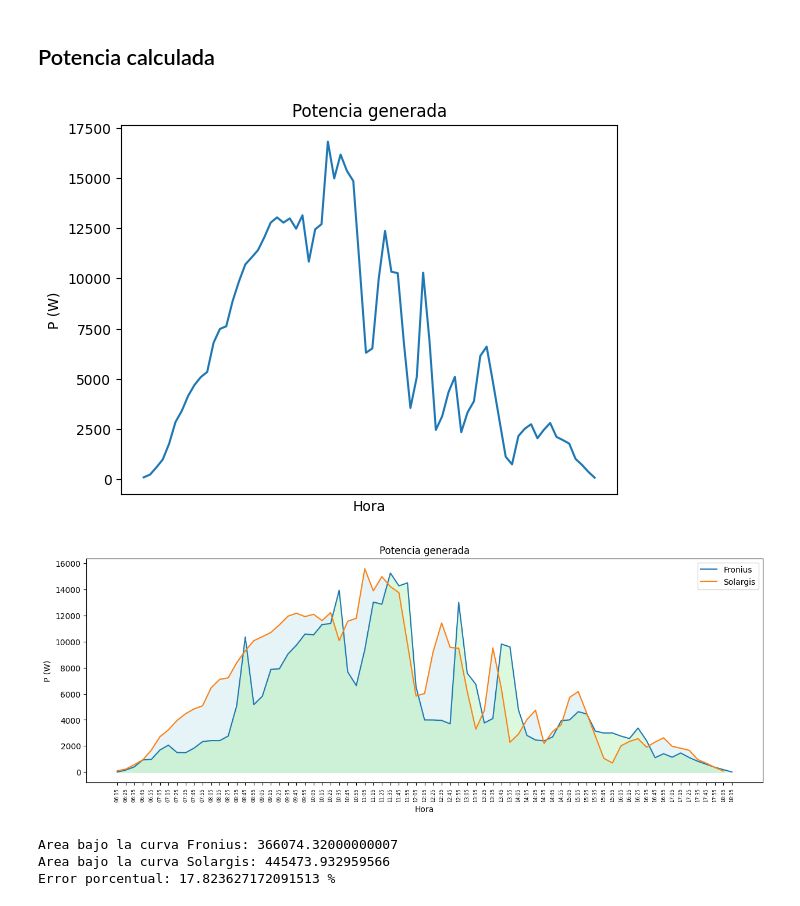
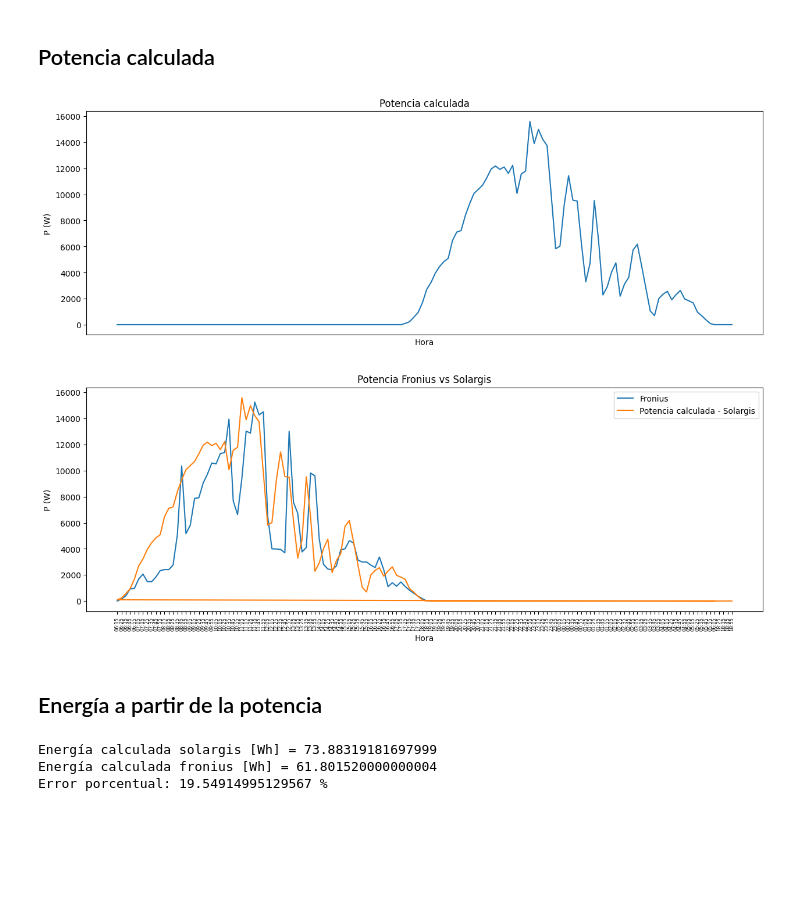
Before and after one commit to GustavoUNAL/Solar-1.233102--77.292833-, a Jupyter notebook: Notebooks/01-2023/modelo_matematico.ipynb, the cells around one changed output. Saved outputs shown, nothing was run; the diff lists cells and outputs as text; code cells hidden in the pictures; blank space fills up the shorter version.

Commit message:
Energía calculada con flagR normalizado

```diff
--- a/Notebooks/01-2023/modelo_matematico.ipynb
+++ b/Notebooks/01-2023/modelo_matematico.ipynb
@@ -211,52 +218,54 @@ Coeficiente beta: 1.1173030320387383
 # %%
 #    $$ P = G \times \eta \times (1 - \alpha \times T - \beta \times N) $$
 # Donde: G es GHI
 #        T es TEMP
 #        N es flagR
 #        $\eta$ es la eficiencia del panel solar
 #        $\alpha$ es alpha
 #        $\beta$ es beta
 #        P es la potencia generada
 
 # Calcular la potencia generada
 # df['P'] = df['GHI'] * efficiency * (1 - alpha * df['TEMP'] - beta * df['flagR'])
 # df['P'] = df['GHI'] * efficiency *  area * catidad_pv * (1 - alpha * df['TEMP'] - beta * df['flagR'])
 df['P'] = df['GHI'] * efficiency *  area * catidad_pv
 
-df['P_'] = df['GHI'] * efficiency *  area * catidad_pv * (1 - alpha * df['TEMP'] - beta * df['flagR'])
-df['P_2'] = df['GHI'] * efficiency *  area * catidad_pv * (1 - alpha * df['TEMP'])
+# df['P_'] = df['GHI'] * efficiency *  area * catidad_pv * (1 - alpha * df['TEMP'] - beta * df['flagR'])
+# df['P_2'] = df['GHI'] * efficiency *  area * catidad_pv * (1 - alpha * df['TEMP'])
 
 # Imprimir la potencia generada
 # print(df['P'])
 
 # Graficar la potencia generada
 # plt.plot(df['Time'], df['P'])
 # plt.plot(df['Time'], df['P_'])
-plt.plot(df['Time'], df['P_2'])
-plt.title('Potencia generada')
+#tamano de la grafica
+plt.figure(figsize=(15, 5))
+plt.plot(df['Time'], df['P'])
+plt.title('Potencia calculada')
 plt.xlabel('Hora')
 plt.ylabel('P (W)')
 # valores en el eje x
 plt.xticks([])
 plt.show()
 # %% [output]
-[figure, old version]
+[figure, new version]
 # %%
 # graficar new_df con la potencia
 #tamaño de la figura
 plt.figure(figsize=(15, 5))
 plt.plot(new_df['Hora'], new_df['Potencia'], label='Fronius')
 # agregar df['Time'], df['P']
-plt.plot(df['Time'], df['P'], label='Solargis')
+plt.plot(df['Time'], df['P'], label='Potencia calculada - Solargis')
 # agregar df['Time'], df['P_2']
 # plt.plot(df['Time'], df['P_2'], label='Solargis_2')
 
 # grafica el area bajo la curva de potencia generada
-plt.fill_between(df['Time'], df['P'], color='lightblue', alpha=0.3)
-# grafica el area bajo la curva de potencia generada
-plt.fill_between(new_df['Hora'],  new_df['Potencia'], color='lightgreen', alpha=0.3)
+# plt.fill_between(df['Time'], df['P'], color='lightblue', alpha=0.3)
+# # grafica el area bajo la curva de potencia generada
+# plt.fill_between(new_df['Hora'],  new_df['Potencia'], color='lightgreen', alpha=0.3)
 
-plt.title('Potencia generada')
+plt.title('Potencia Fronius vs Solargis')
 plt.xlabel('Hora')
 plt.ylabel('P (W)')
 plt.xticks(rotation=90, size=6)
@@ -264,18 +273,33 @@ plt.legend()
 plt.show()
 
 
-#Calcular el área bajo la curva mediante integración numérica
-from scipy.integrate import simps
-area_fronius = simps(new_df['Potencia'], dx=1)
-area_solargis = simps(df['P'], dx=1)
-print('Area bajo la curva Fronius:', area_fronius)
-print('Area bajo la curva Solargis:', area_solargis)
+# #Calcular el área bajo la curva mediante integración numérica
+# from scipy.integrate import simps
+# area_fronius = simps(new_df['Potencia'], dx=1)
+# area_solargis = simps(df['P'], dx=1)
+# print('Area bajo la curva Fronius:', area_fronius)
+# print('Area bajo la curva Solargis:', area_solargis)
 
-# calula el error porcentual
-error = abs(area_fronius - area_solargis) / area_solargis * 100
-print('Error porcentual:', error, '%')
+# # calula el error porcentual
+# error = abs(area_fronius - area_solargis) / area_solargis * 100
+# print('Error porcentual:', error, '%')
 # %% [output]
-[figure, old version]
+[figure, new version]
-Area bajo la curva Fronius: 366074.32000000007
-Area bajo la curva Solargis: 445473.932959566
-Error porcentual: 17.823627172091513 %
+# %% [markdown]
+## Energía a partir de la potencia
+# %%
+# suma de la potencia generada soalrgis
+energia = df['P']*(10/60)
+print("Energía calculada solargis [Wh] =",energia.sum()/1000)
+
+# suma de la potencia generada fronius
+energia_fronius = new_df['Potencia']*(10/60)
+print("Energía calculada fronius [Wh] =",energia_fronius.sum()/1000)
+
+# error porcentual
+error = abs(  energia.sum() - energia_fronius.sum()) / energia_fronius.sum() * 100
+print('Error porcentual:', error, '%')
+# %% [output]
+Energía calculada solargis [Wh] = 73.88319181697999
+Energía calculada fronius [Wh] = 61.801520000000004
+Error porcentual: 19.54914995129567 %
```
Also changed, not shown: parts of 5 cells of this notebook, 7 other files.
